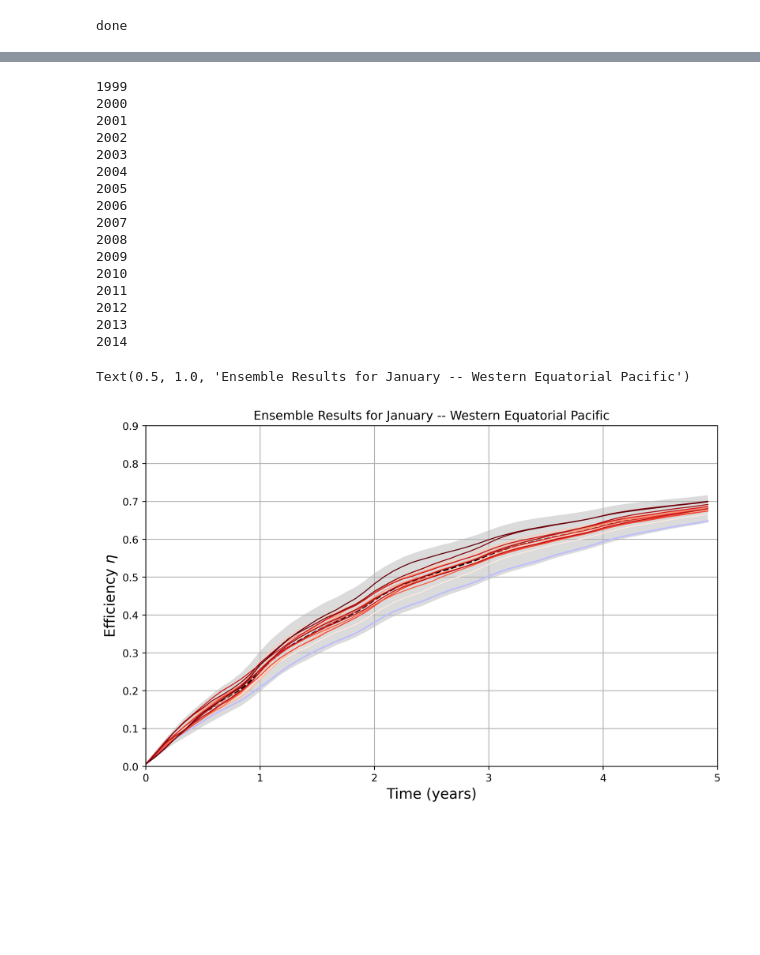
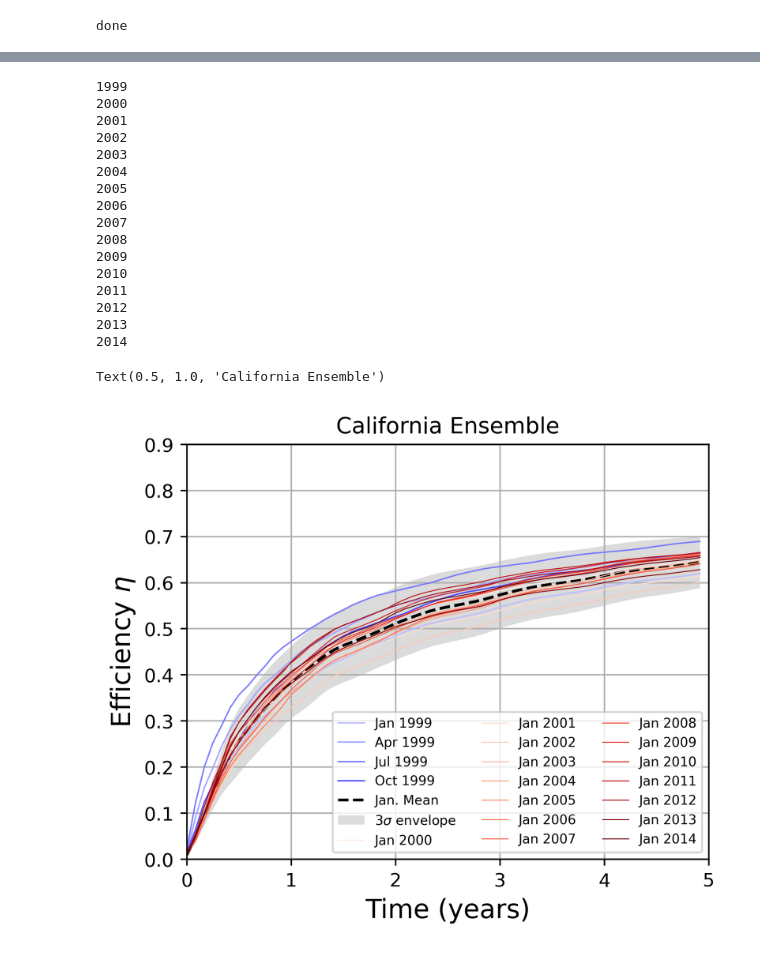
Before and after one commit to ElizabethYankovsky/CWorthy, a Jupyter notebook: IRF_analysis-ensemble.ipynb, the cells around one changed output, grey strips where cells are left out. Drawn from its saved outputs; the diff is of its cells as text; code cells hidden in the pictures; blank space fills up the shorter version.

```diff
--- a/IRF_analysis-ensemble.ipynb
+++ b/IRF_analysis-ensemble.ipynb
@@ -348,13 +316,13 @@ eff_mean   = [];
 for j in range(0,60):
     eff = []
     for i in range(1999,2015):
-        if i == 20005:
-            eff_local =  0.5*((globals()[f'exc_dic_{i-1}']/globals()[f'total_exc_alk_{i-1}']).values[j]+(globals()[f'exc_dic_{i+1}']/globals()[f'total_exc_alk_{i+1}']).values[j]);
-        elif i == 2009:
-            print('skip')
-            eff_local =  0.5*((globals()[f'exc_dic_{i-1}']/globals()[f'total_exc_alk_{i-1}']).values[j]+(globals()[f'exc_dic_{i+1}']/globals()[f'total_exc_alk_{i+1}']).values[j]);
-        else:
-            eff_local =  (globals()[f'exc_dic_{i}']/globals()[f'total_exc_alk_{i}']).values[j];
+        # if i == 2005:
+        #     eff_local =  0.5*((globals()[f'exc_dic_{i-1}']/globals()[f'total_exc_alk_{i-1}']).values[j]+(globals()[f'exc_dic_{i+1}']/globals()[f'total_exc_alk_{i+1}']).values[j]);
+        # elif i == 2009:
+        #     print('skip')
+        #     eff_local =  0.5*((globals()[f'exc_dic_{i-1}']/globals()[f'total_exc_alk_{i-1}']).values[j]+(globals()[f'exc_dic_{i+1}']/globals()[f'total_exc_alk_{i+1}']).values[j]);
+        # else:
+        eff_local =  (globals()[f'exc_dic_{i}']/globals()[f'total_exc_alk_{i}']).values[j];
         eff.append(eff_local)
     eff_stddev.append(np.std(eff))
     eff_mean.append(np.mean(eff))
@@ -390,12 +341,12 @@ skip
 # %%
-fig = plt.figure(figsize=(10,6),dpi=400)
+fig = plt.figure(figsize=(5,4),dpi=400)
 
 
 color = iter(plt.cm.Reds(np.linspace(0, 1, 16)))
-plt.plot(x_data[0:60]/12,y_data_01[0:60],c='#BFBFFF',label='Jan 1999')
-# plt.plot(x_data[0:60]/12,y_data_04[0:60],c='#A3A3FF',label='Apr 1999')
-# plt.plot(x_data[0:60]/12,y_data_07[0:60],c='#7879FF',label='Jul 1999')
-# plt.plot(x_data[0:60]/12,y_data_10[0:60],c='#4949FF',label='Oct 1999')
+plt.plot(x_data[0:60]/12,y_data_01[0:60],c='#BFBFFF',label='Jan 1999',linewidth=0.75)
+plt.plot(x_data[0:60]/12,y_data_04[0:60],c='#A3A3FF',label='Apr 1999',linewidth=0.75)
+plt.plot(x_data[0:60]/12,y_data_07[0:60],c='#7879FF',label='Jul 1999',linewidth=0.75)
+plt.plot(x_data[0:60]/12,y_data_10[0:60],c='#4949FF',label='Oct 1999',linewidth=0.75)
 plt.plot(x_data/12,eff_mean,'--k',label='Jan. Mean')
 plt.fill_between(x_data/12, eff_mean-3*eff_stddev, eff_mean+3*eff_stddev,facecolor='lightgrey',alpha=.8,label='3$\sigma$ envelope')
 
@@ -410,43 +361,43 @@ for i in range(1999,2015):
     if i>1999:
         x_data = np.array(range(5*12))
 
-        if i == 2009:
-            y_data =  0.5*((globals()[f'exc_dic_{i+1}']/globals()[f'total_exc_alk_{i+1}']).values+(globals()[f'exc_dic_{i-1}']/globals()[f'total_exc_alk_{i-1}']).values);
+        # if i == 2009:
+        #     y_data =  0.5*((globals()[f'exc_dic_{i+1}']/globals()[f'total_exc_alk_{i+1}']).values+(globals()[f'exc_dic_{i-1}']/globals()[f'total_exc_alk_{i-1}']).values);
 
-        elif i == 20013:
-            print('skip')
-            y_data =  0.5*((globals()[f'exc_dic_{i+1}']/globals()[f'total_exc_alk_{i+1}']).values+(globals()[f'exc_dic_{i-1}']/globals()[f'total_exc_alk_{i-1}']).values);
+        # elif i == 20013:
+        #     print('skip')
+        #     y_data =  0.5*((globals()[f'exc_dic_{i+1}']/globals()[f'total_exc_alk_{i+1}']).values+(globals()[f'exc_dic_{i-1}']/globals()[f'total_exc_alk_{i-1}']).values);
 
-        else:
-            y_data =  (globals()[f'exc_dic_{i}']/globals()[f'total_exc_alk_{i}']).values;
+        # else:
+        y_data =  (globals()[f'exc_dic_{i}']/globals()[f'total_exc_alk_{i}']).values;
         y_data = y_data[~np.isnan(y_data)]  # get rid of nans
-        plt.plot(x_data/12,y_data,label=f'Jan {i}',c=c,linewidth=1)
+        plt.plot(x_data/12,y_data,label=f'Jan {i}',c=c,linewidth=.5)
 
         #plt.plot(x_data,y_data[(i-1999)*12:(i-1999)*12+60],label=f'Jan {i}',c=c)
 
 plt.xlim([0,5])
 plt.ylim([0,.9])
 plt.xlabel('Time (years)',fontsize=14)
 plt.ylabel('Efficiency $\eta$',fontsize=14)
 plt.grid()
-#plt.legend(fontsize=10,ncol=2)
-plt.title('Ensemble Results for January -- Western Equatorial Pacific')
+plt.legend(fontsize=7,ncol=3,loc='lower right')
+plt.title('California Ensemble')
 # %% [output]
 1999
 2000
 2001
 2002
 2003
 2004
 2005
 2006
 2007
 2008
 2009
 2010
 2011
 2012
 2013
 2014
-Text(0.5, 1.0, 'Ensemble Results for January -- Western Equatorial Pacific')
+Text(0.5, 1.0, 'California Ensemble')
-[figure, old version]
+[figure, new version]
```
Also changed, not shown: parts of 20 cells of this notebook, 7 other files.
